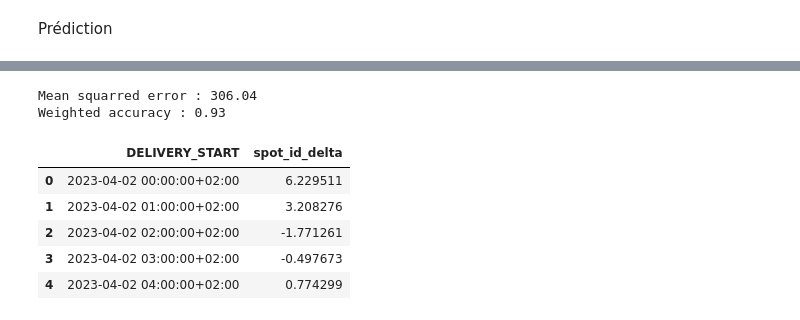
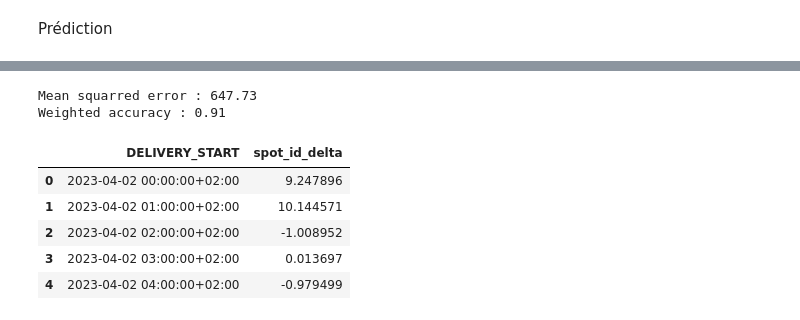
Before and after one commit to hugopuybareau/ELMY_DATA_CHALLENGE, a Jupyter notebook: scripts/rf_xgboost.ipynb, the cells around one changed output, grey strips where cells are left out. Saved outputs shown, nothing was run; the diff lists cells and outputs as text; code cells hidden in the pictures.

```diff
--- a/scripts/rf_xgboost.ipynb
+++ b/scripts/rf_xgboost.ipynb
@@ -62,26 +62,26 @@ x_train, x_test, y_train, y_test = train_test_split(x.drop(columns=['DELIVERY_ST
 # x = pd.DataFrame(x) # scaler renvoie des numpy.darray
 # %%
 forest = RandomForestRegressor(
-    n_estimators=1200,
-    min_samples_split=2,
-    min_samples_leaf=1,
-    max_features='log2',
-    max_depth=50,
-    bootstrap=False,
-    random_state=42
+    n_estimators=200,
+    # min_samples_split=2,
+    # min_samples_leaf=1,
+    # max_features='sqrt',
+    # max_depth=40,
+    # bootstrap=False,
+    # random_state=42
 )
 
 boost = xgb.XGBRegressor(
-    # subsample=0.9741518731659111,
+    # subsample=0.9,
     # objective='reg:squarederror',
-    # n_estimators=999,
-    # min_child_weight=1,
-    # max_depth=10,
-    # learning_rate=0.04114063220471387,
-    # reg_lambda=0.9944633236159792,
-    # gamma=0.10997709421192929,
-    # colsample_bytree=0.7814388855591385,
-    # reg_alpha=0.6785828656004257
+    # n_estimators=300,
+    # min_child_weight=3,
+    # max_depth=7,
+    # learning_rate=0.1,
+    # reg_lambda=2,
+    # gamma=0.1,
+    # colsample_bytree=0.7,
+    # reg_alpha=0.1
 )
 
 
@@ -181,7 +202,7 @@ Cross validation pour le modèle de classification
 # %% [markdown]
 Prédiction
 # %%
-boost.fit(x_train, y_train['spot_id_delta'])
+forest.fit(x_train, y_train['spot_id_delta'])
 # forest_bin.fit(x, y_bin['spot_id_delta'])
 
 # metrics(forest, x_test, y_test, 'Métriques pour la première RandomForest', 'regressor')
@@ -213,7 +223,7 @@ def weighted_accuracy(y_true, y_pred, weights):
 # %%
 weights = np.abs(y_test['spot_id_delta'])
 
-y_pred = boost.predict(x_test)
+y_pred = forest.predict(x_test)
 
 # Évaluation
 mse = mean_squared_error(y_test['spot_id_delta'], y_pred)
@@ -224,25 +234,25 @@ print(f"Weighted accuracy : {weighted_accc:.2f}") # Qualité à prédire les sig
 
 # Vis à vis de cette sortie, forest est bien meilleure que boost
 # %% [output]
-Mean squarred error : 306.04
-Weighted accuracy : 0.93
+Mean squarred error : 647.73
+Weighted accuracy : 0.91
 # %%
 y_challenge = pd.DataFrame({ # Faut prendre 'x_challenge_unprocessed' parce que sinon y'a le décalage horaire
     'DELIVERY_START' : x_challenge_unprocessed['DELIVERY_START']
     })
 
-y_challenge['spot_id_delta'] = boost.predict(x_challenge.drop(columns=['DELIVERY_START']))
+y_challenge['spot_id_delta'] = forest.predict(x_challenge.drop(columns=['DELIVERY_START']))
 # y_pred['spot_id_delta_bin'] = forest_bin.predict(x_challenge)
 
 
 y_challenge.head(5)
 # %% [output]
 |  | DELIVERY_START | spot_id_delta |
-| 0 | 2023-04-02 00:00:00+02:00 | 6.229511 |
-| 1 | 2023-04-02 01:00:00+02:00 | 3.208276 |
-| 2 | 2023-04-02 02:00:00+02:00 | -1.771261 |
-| 3 | 2023-04-02 03:00:00+02:00 | -0.497673 |
-| 4 | 2023-04-02 04:00:00+02:00 | 0.774299 |
+| 0 | 2023-04-02 00:00:00+02:00 | 9.247896 |
+| 1 | 2023-04-02 01:00:00+02:00 | 10.144571 |
+| 2 | 2023-04-02 02:00:00+02:00 | -1.008952 |
+| 3 | 2023-04-02 03:00:00+02:00 | 0.013697 |
+| 4 | 2023-04-02 04:00:00+02:00 | -0.979499 |
 # %%
 # y_pred['spot_id_delta_bin'] = y_pred['spot_id_delta_bin'].apply(lambda x: 1 if x==1 else -1)
 
```
Also changed, not shown: parts of 11 cells of this notebook, 2 other files.
